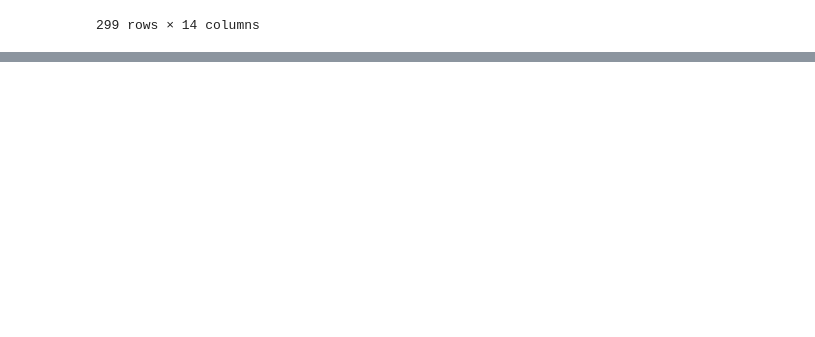
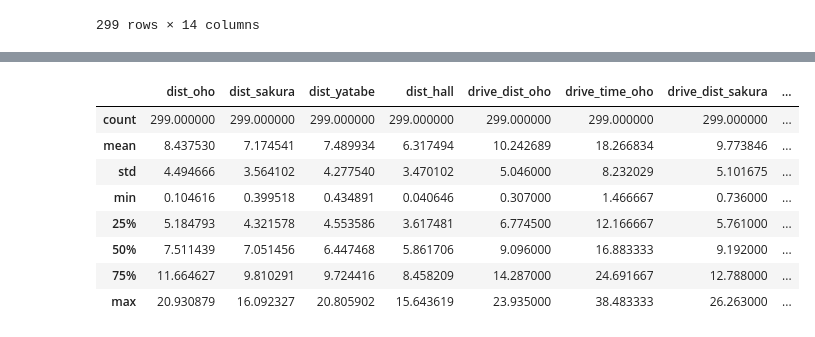
Before and after one commit to MHLW-Rubella-Project/2020-online-RCT, a Jupyter notebook: tukuba-geocode/code/geocoding.ipynb, the cells around one changed output, grey strips where cells are left out. Drawn from its saved outputs; the diff is of its cells as text; code cells hidden in the pictures; blank space fills up the shorter version.

Commit message:
add driving stats using Google Maps Platform

```diff
--- a/tukuba-geocode/code/geocoding.ipynb
+++ b/tukuba-geocode/code/geocoding.ipynb
@@ -79,0 +84,42 @@ post_list
+# %%
+import json
+import requests
+
+apikey = open("../raw/distance-matrix-api.txt").read()
+api = 'https://maps.googleapis.com/maps/api/distancematrix/json'
+
+for i in range(len(admin_list)):
+    goal = format(admin_list.at[i, "latitude"]) + "," + format(admin_list.at[i, "longitude"])
+    drive_dist_label = 'drive_dist_' + admin_list.at[i, 'label']
+    drive_time_label = 'drive_time_' + admin_list.at[i, 'label']
+    for j in range(len(post_list)):
+        origin = format(post_list.at[j, "緯度"]) + ',' + format(post_list.at[j, "経度"])
+        params = {
+            'key': apikey,
+            'origins': origin,
+            'destinations': goal,
+            'mode': 'driving',
+            # 'departure_time': 'now',
+            'trafficModel': 'bestguess',
+            'avoidHighways': True,
+            'avoidTolls': True
+        }
+        response = requests.get(api, params)
+        parse_response = json.loads(response.text)
+
+        if parse_response['status'] != 'OK':
+            continue
+
+        elements = parse_response['rows'][0]['elements'][0]
+
+        if elements['status'] == 'OK':
+            drive_dist = elements['distance']['value'] / 1000
+            drive_time = elements['duration']['value'] / 60
+        else:
+            drive_dist = None
+            drive_time = None
+
+        post_list.at[j, drive_dist_label] = drive_dist
+        post_list.at[j, drive_time_label] = drive_time
+
+post_list
@@ -79,0 +165,12 @@ post_list
+# %%
+post_list.describe().loc[:, 'dist_oho':'drive_time_hall']
+# %% [output]
+|  | dist_oho | dist_sakura | dist_yatabe | dist_hall | drive_dist_oho | drive_time_oho | drive_dist_sakura | ... |
+| count | 299.000000 | 299.000000 | 299.000000 | 299.000000 | 299.000000 | 299.000000 | 299.000000 | ... |
+| mean | 8.437530 | 7.174541 | 7.489934 | 6.317494 | 10.242689 | 18.266834 | 9.773846 | ... |
+| std | 4.494666 | 3.564102 | 4.277540 | 3.470102 | 5.046000 | 8.232029 | 5.101675 | ... |
+| min | 0.104616 | 0.399518 | 0.434891 | 0.040646 | 0.307000 | 1.466667 | 0.736000 | ... |
+| 25% | 5.184793 | 4.321578 | 4.553586 | 3.617481 | 6.774500 | 12.166667 | 5.761000 | ... |
+| 50% | 7.511439 | 7.051456 | 6.447468 | 5.861706 | 9.096000 | 16.883333 | 9.192000 | ... |
+| 75% | 11.664627 | 9.810291 | 9.724416 | 8.458209 | 14.287000 | 24.691667 | 12.788000 | ... |
+| max | 20.930879 | 16.092327 | 20.805902 | 15.643619 | 23.935000 | 38.483333 | 26.263000 | ... |
```
Also changed, not shown: parts of 4 cells of this notebook.
